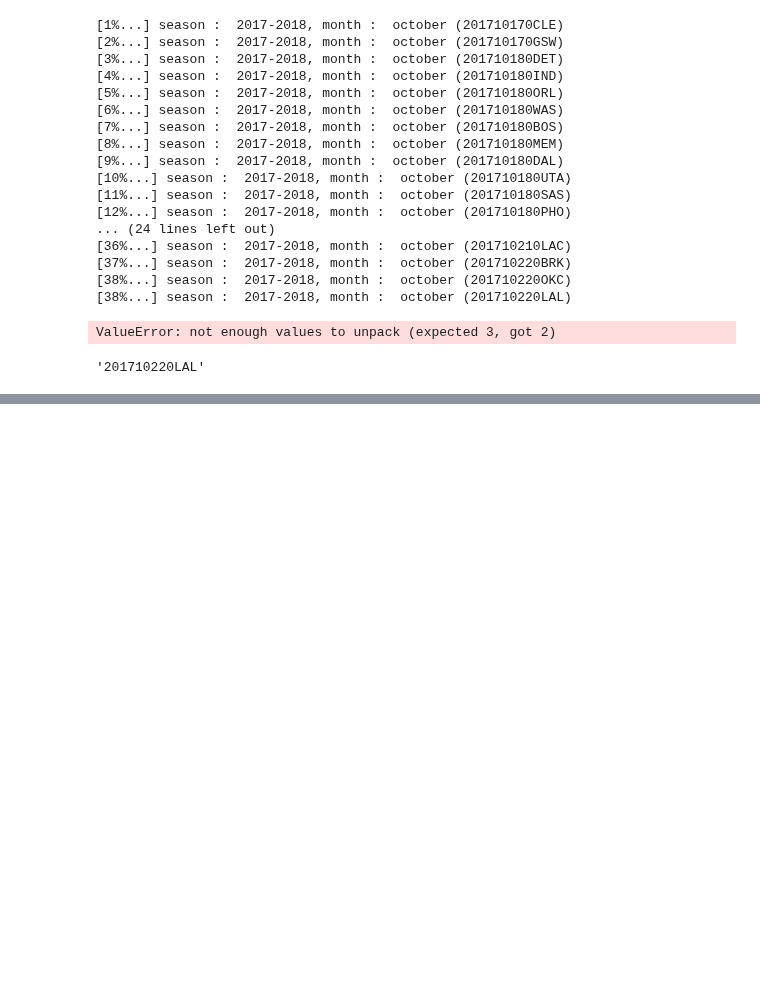
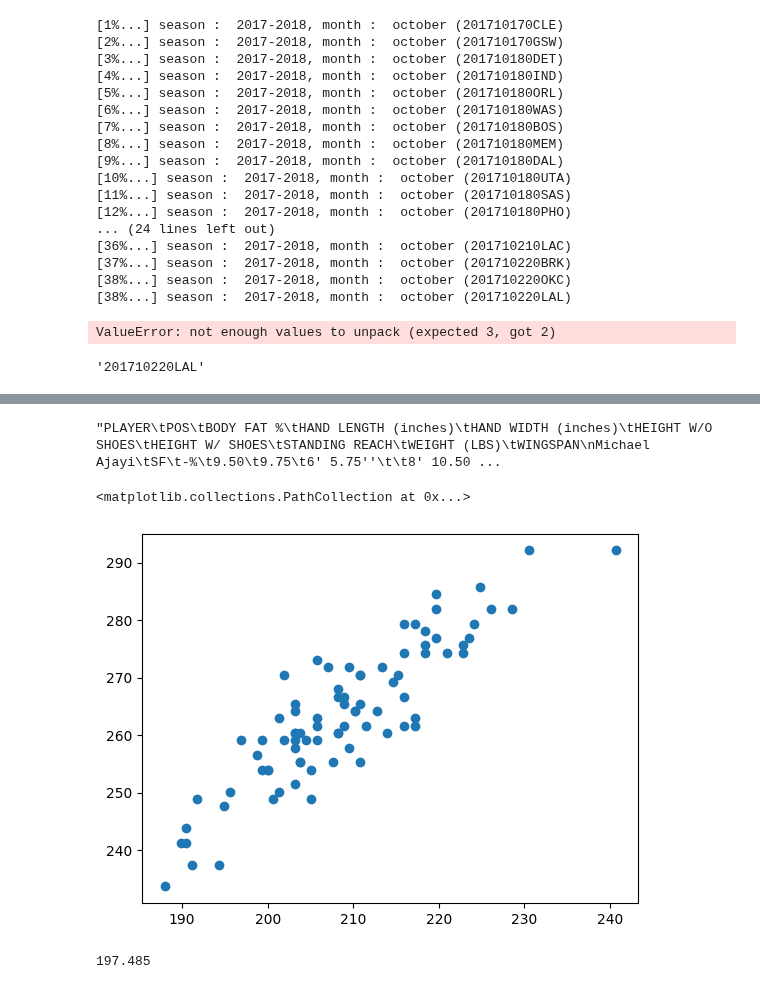
Before and after one commit to martinbog19/LeFirstBasket, a Jupyter notebook: morning_debrief.ipynb, the cells around one changed output, grey strips where cells are left out. Cells and saved outputs as stored; diff of their text form; code cells hidden in the pictures; blank space fills up the shorter version.

```diff
--- a/morning_debrief.ipynb
+++ b/morning_debrief.ipynb
@@ -83,0 +250,4 @@ gameId
+# %%
+table_str[1:]
+# %% [output]
+"PLAYER\tPOS\tBODY FAT %\tHAND LENGTH (inches)\tHAND WIDTH (inches)\tHEIGHT W/O SHOES\tHEIGHT W/ SHOES\tSTANDING REACH\tWEIGHT (LBS)\tWINGSPAN\nMichael Ajayi\tSF\t-%\t9.50\t9.75\t6' 5.75''\t\t8' 10.50 ...
@@ -83,0 +262,14 @@ gameId
+# %%
+import pandas as pd
+data = pd.read_csv('output.csv')
+
+measure_cols = {
+    'HEIGHT W/O SHOES': 'height',
+    'STANDING REACH': 'standing_reach',
+    'WINGSPAN': 'wingspan'
+}
+
+for col in measure_cols.keys() :
+    data[col] = data[col].apply(ft_to_cm)
+
+data = data.rename(columns =  {'PLAYER': 'name'} | measure_cols)[['name'] + list(measure_cols.values())]
@@ -83,0 +283,15 @@ gameId
+# %%
+import matplotlib.pyplot as plt
+plt.scatter(data['wingspan'], data['standing_reach'])
+# %% [output]
+<matplotlib.collections.PathCollection at 0x...>
+[figure, added]
+# %%
+x = data['height'].values[0]
+ft, inch = x.split(' ')
+ft = int(ft.strip("'"))
+inch = float(inch.strip("'"))
+
+2.54 * (12 * ft + inch)
+# %% [output]
+197.485
```
Also changed, not shown: parts of 19 cells of this notebook, 4 other files.
